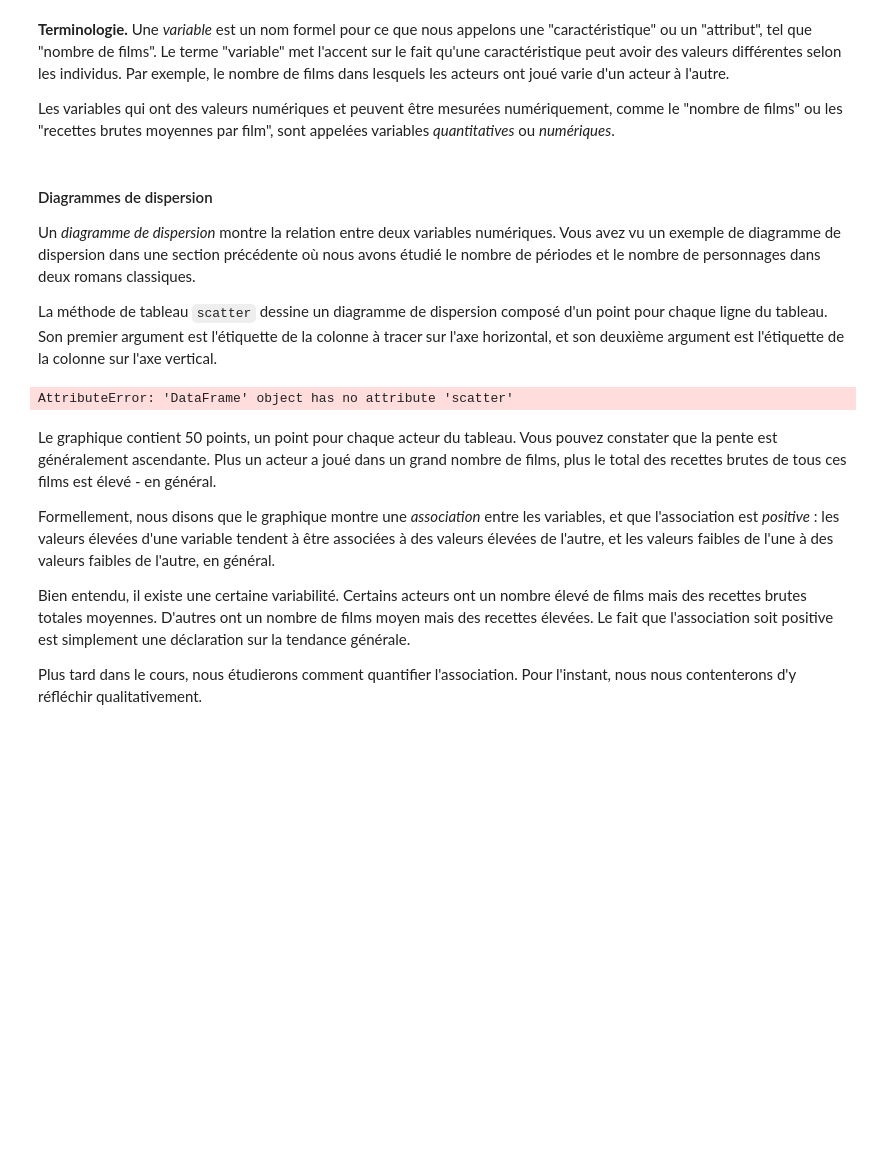
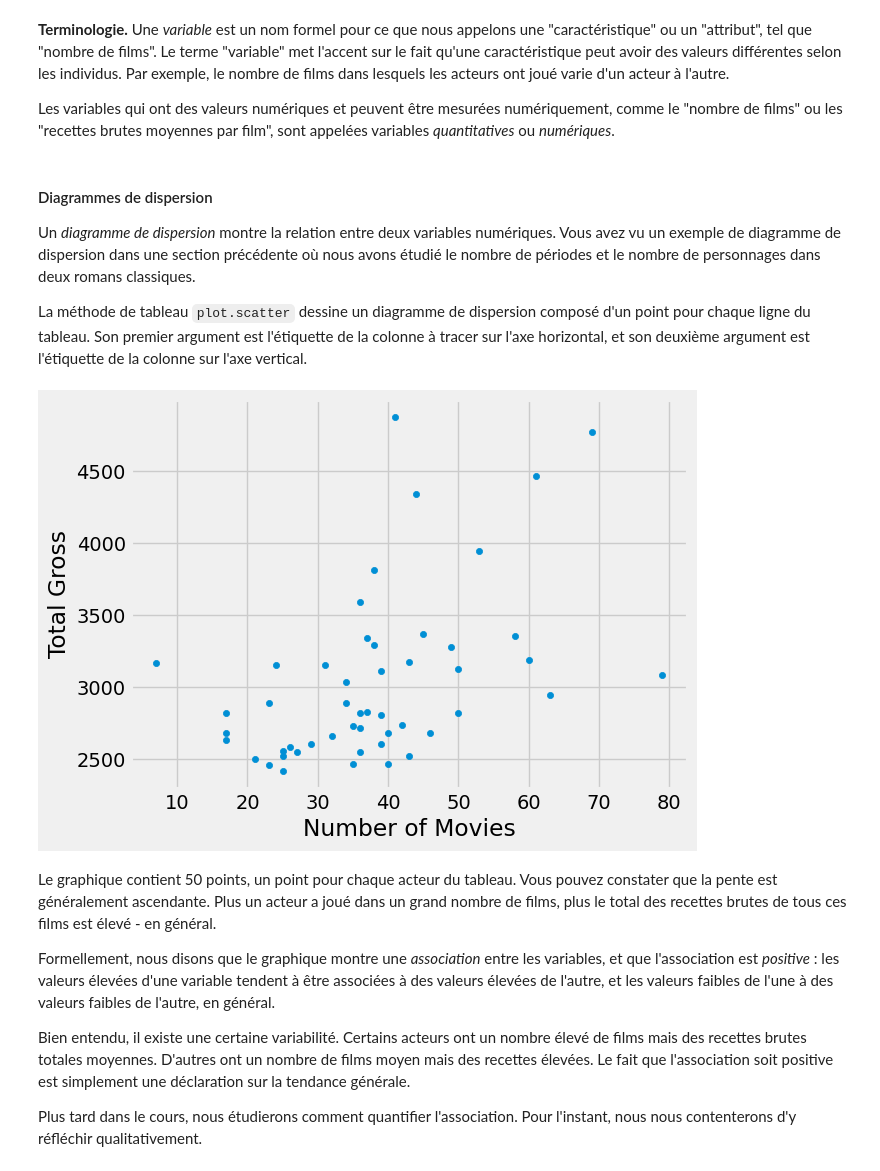
Before and after one commit to Thomas-Schatz/L1_Descartes_sciences_des_donnees, a Jupyter notebook: notes_de_cours/Séance1_CM.ipynb, the cells around one changed output. Saved outputs shown, nothing was run; the diff lists cells and outputs as text; code cells hidden in the pictures; blank space fills up the shorter version.

```diff
--- a/notes_de_cours/Séance1_CM.ipynb
+++ b/notes_de_cours/Séance1_CM.ipynb
@@ -2063,16 +2066,6 @@ TODO : en plus du point 7 ci-dessous, ajouter un exemple de visualisation de mot
 ## 3. Visualisation des données
 # %% [markdown]
 La troisième partie continue à mettre en œuvre les notions vues dans la deuxième partie et se concentre sur la représentation graphique des données à l'aide de la librairie seaborn de python (bar plots, histograms, scatter plots et line plots)
-# %%
-from datascience import *
-import matplotlib
-path_data = 'assets/data/'
-matplotlib.use('Agg')
-%matplotlib inline
-import matplotlib.pyplot as plots
-plots.style.use('fivethirtyeight')
-import numpy as np
-np.set_printoptions(threshold=50)
 # %% [markdown]
 Les tableaux sont un moyen efficace d'organiser et de visualiser les données. Cependant, les grands tableaux de chiffres peuvent être difficiles à interpréter, quelle que soit leur organisation. Il est parfois plus facile d'interpréter des graphiques que des chiffres.
 
@@ -2123,11 +2116,11 @@ Les variables qui ont des valeurs numériques et peuvent être mesurées numéri
 
 Un *diagramme de dispersion* montre la relation entre deux variables numériques. Vous avez vu un exemple de diagramme de dispersion dans une section précédente où nous avons étudié le nombre de périodes et le nombre de personnages dans deux romans classiques.
 
-La méthode de tableau `scatter` dessine un diagramme de dispersion composé d'un point pour chaque ligne du tableau. Son premier argument est l'étiquette de la colonne à tracer sur l'axe horizontal, et son deuxième argument est l'étiquette de la colonne sur l'axe vertical.
+La méthode de tableau `plot.scatter` dessine un diagramme de dispersion composé d'un point pour chaque ligne du tableau. Son premier argument est l'étiquette de la colonne à tracer sur l'axe horizontal, et son deuxième argument est l'étiquette de la colonne sur l'axe vertical.
 # %%
-actors.scatter('Number of Movies', 'Total Gross')
+fig = actors.plot.scatter('Number of Movies', 'Total Gross')
 # %% [output]
-AttributeError: 'DataFrame' object has no attribute 'scatter'
+[figure, added]
 # %% [markdown]
 Le graphique contient 50 points, un point pour chaque acteur du tableau. Vous pouvez constater que la pente est généralement ascendante. Plus un acteur a joué dans un grand nombre de films, plus le total des recettes brutes de tous ces films est élevé - en général.
 
```
Also changed, not shown: parts of 77 cells of this notebook.
